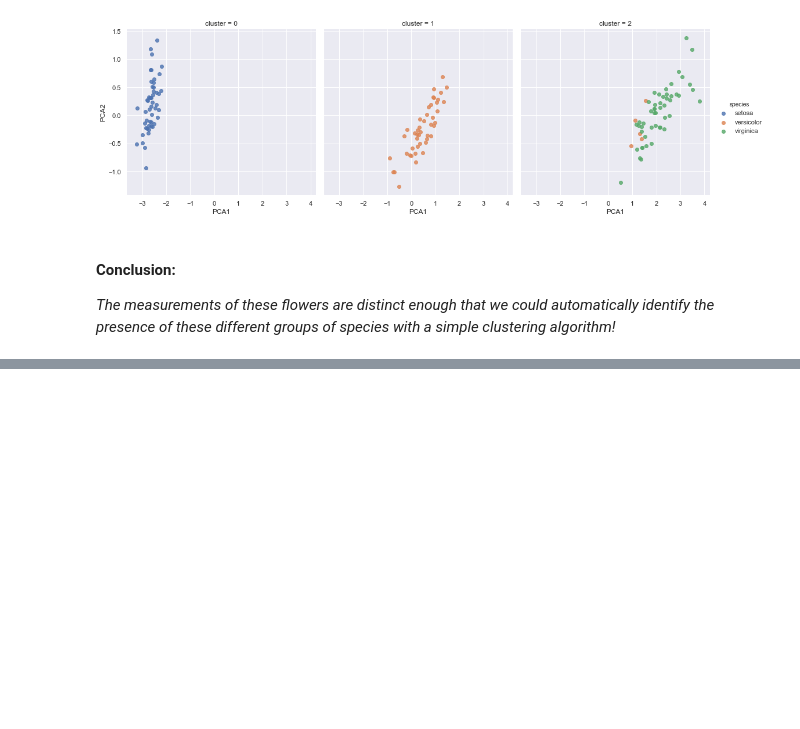
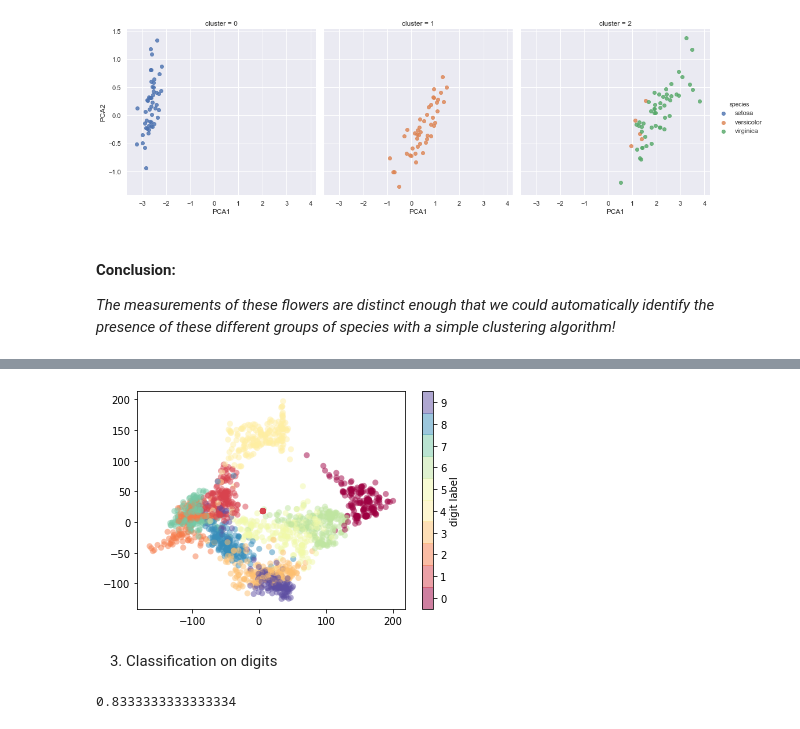
Before and after one commit to Alumasa/data_sci-and-machine_learning, a Jupyter notebook: Machine Learning Intro.ipynb, the cells around one changed output, grey strips where cells are left out. Drawn from its saved outputs; the diff is of its cells as text; code cells hidden in the pictures; blank space fills up the shorter version.

```diff
--- a/Machine Learning Intro.ipynb
+++ b/Machine Learning Intro.ipynb
@@ -168,0 +226,11 @@ sns.lmplot("PCA1", "PCA2", data=iris, hue='species',
+# %%
+#Let's plot this data to see if we can learn anything from its structure:
+plt.scatter(data_projected[:, 0], data_projected[:, 1], c=digits.target,
+            edgecolor='none', alpha=0.5,
+            cmap=plt.cm.get_cmap('Spectral', 10))
+plt.colorbar(label='digit label', ticks=range(10))
+plt.clim(-0.5, 9.5);
+# %% [output]
+[figure, added]
+# %% [markdown]
+3. Classification on digits
@@ -168,0 +243,4 @@ sns.lmplot("PCA1", "PCA2", data=iris, hue='species',
+# %%
+accuracy_score(ytest, y_model)
+# %% [output]
+0.8333333333333334
```
Also changed, not shown: parts of 19 cells of this notebook.
